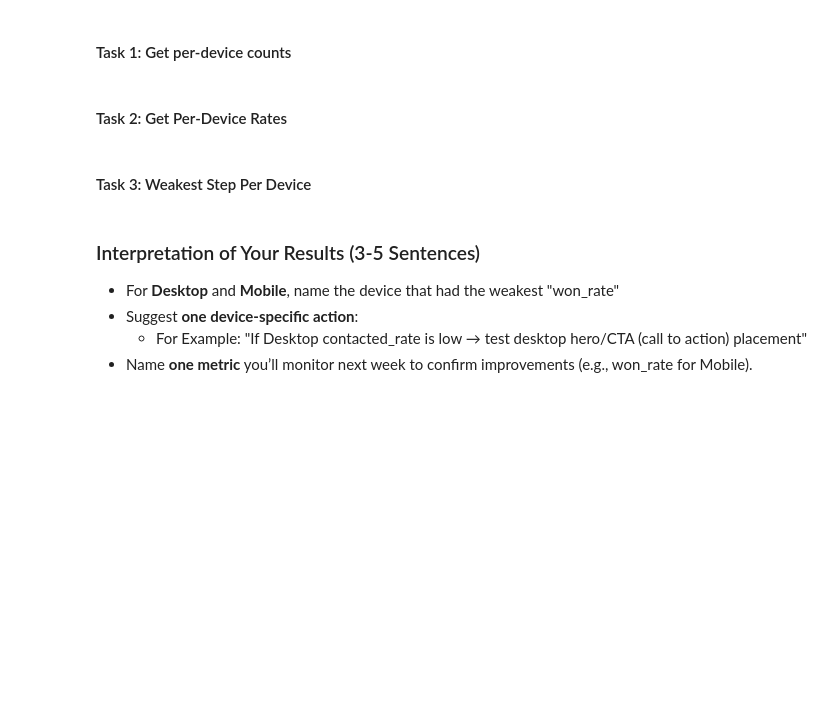
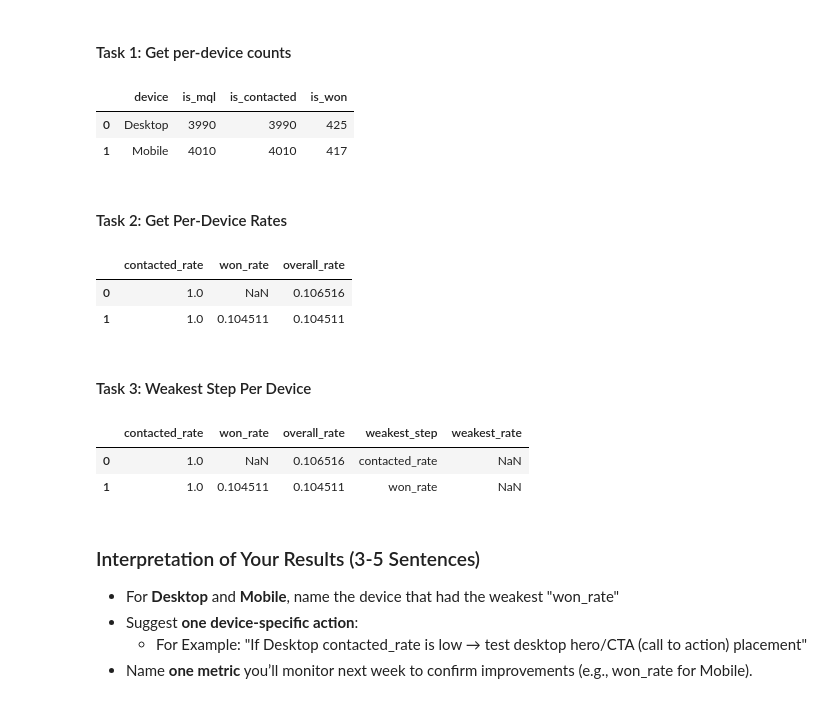
Before and after one commit to brehima5/DA2025_Lectures, a Jupyter notebook: Mod5/DataChallenges/notebooks/Mod5L4_DC4_STUDENT.ipynb, the cells around one changed output. Saved outputs shown, nothing was run; the diff lists cells and outputs as text; code cells hidden in the pictures; blank space fills up the shorter version.

```diff
--- a/Mod5/DataChallenges/notebooks/Mod5L4_DC4_STUDENT.ipynb
+++ b/Mod5/DataChallenges/notebooks/Mod5L4_DC4_STUDENT.ipynb
@@ -163,8 +184,12 @@ if 'device' not in funnel.columns:
     funnel['device'] = 'Unknown'
 
 # Group and sum counts per device
-funnel_counts_student_device = None  #Hint:  Group by device and steps
+funnel_counts_student_device = funnel.groupby('device')[steps].sum().reset_index()  #Hint:  Group by device and steps
 funnel_counts_student_device
+# %% [output]
+|  | device | is_mql | is_contacted | is_won |
+| 0 | Desktop | 3990 | 3990 | 425 |
+| 1 | Mobile | 4010 | 4010 | 417 |
 # %% [markdown]
 #### Task 2:  Get Per-Device Rates
 # %%
@@ -175,27 +200,35 @@ conv_student_device = funnel_counts_student_device.copy()
 # won_rate       = won / contacted
 # overall_rate   = won / mql
 
-conv_student_device['contacted_rate'] = None
-conv_student_device['won_rate'] = None
-conv_student_device['overall_rate'] = None
+conv_student_device['contacted_rate'] =  conv_student_device['is_contacted'] / conv_student_device['is_mql']
+conv_student_device['won_rate'] = conv_student_device['is_won'] / conv_student_device['is_mql'].shift()
+conv_student_device['overall_rate'] = conv_student_device['is_won'] / conv_student_device['is_mql'].iloc[0]
 
 # Show rates only (cleaner view)
 conv_student_device[['contacted_rate','won_rate','overall_rate']]
+# %% [output]
+|  | contacted_rate | won_rate | overall_rate |
+| 0 | 1.0 | NaN | 0.106516 |
+| 1 | 1.0 | 0.104511 | 0.104511 |
 # %% [markdown]
 #### Task 3: Weakest Step Per Device
 # %%
 # For each device, find the smallest of contacted_rate and won_rate
 rate_cols = ['contacted_rate','won_rate']
 
-weakest_step_device = None  #Hint use a .idxmin() on the rate_cols
-weakest_rate_device = None
+weakest_step_device = conv_student_device[rate_cols].idxmin(axis=1)  #Hint use a .idxmin() on the rate_cols
+weakest_rate_device = conv_student_device[rate_cols].min()
 
 
 # Combine into a tidy summary
 summary_device = conv_student_device[['contacted_rate','won_rate','overall_rate']].copy()
 summary_device['weakest_step'] = weakest_step_device
 summary_device['weakest_rate'] = weakest_rate_device.round(3)
 summary_device
+# %% [output]
+|  | contacted_rate | won_rate | overall_rate | weakest_step | weakest_rate |
+| 0 | 1.0 | NaN | 0.106516 | contacted_rate | NaN |
+| 1 | 1.0 | 0.104511 | 0.104511 | won_rate | NaN |
 # %% [markdown]
 ### Interpretation of Your Results (3-5 Sentences)
 
```
Also changed, not shown: parts of 5 cells of this notebook.
